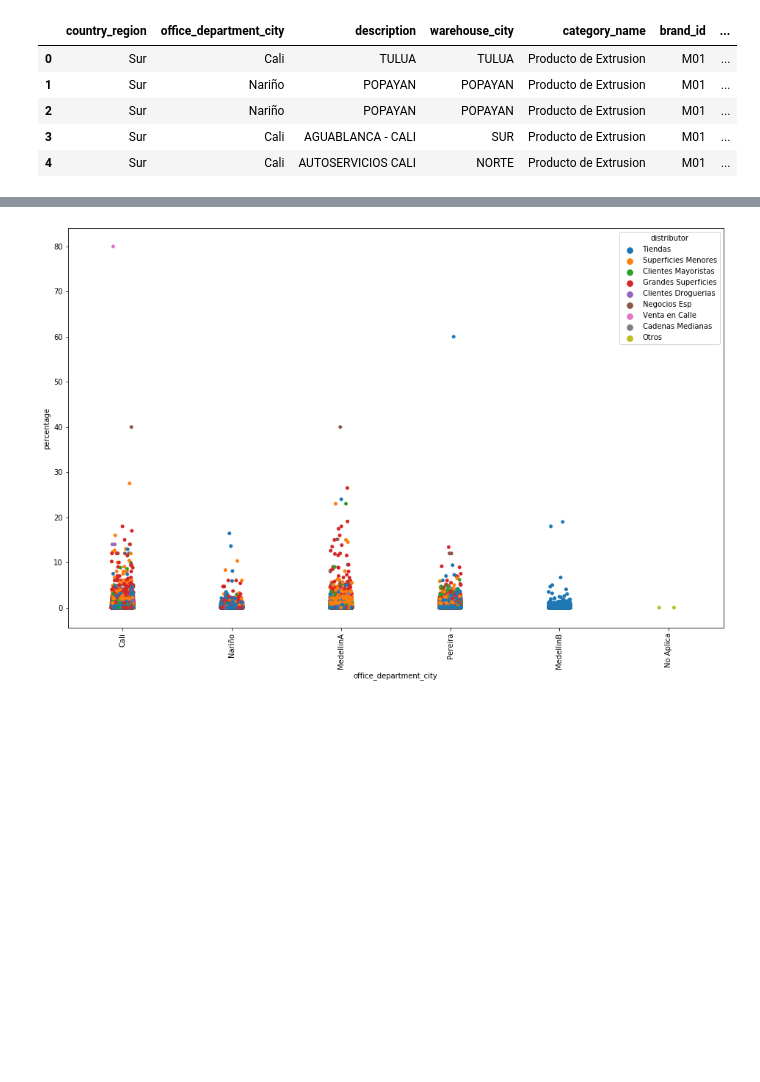
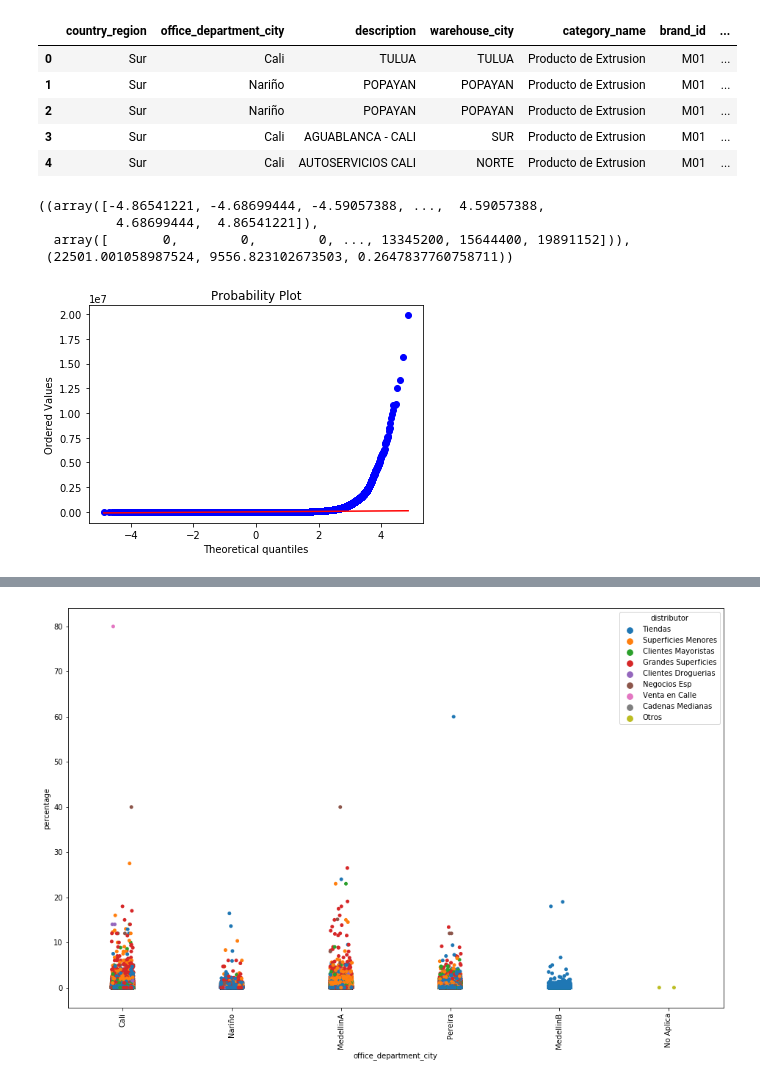
Before and after one commit to juanprq/final-project, a Jupyter notebook: offices-tab.ipynb, the cells around one changed output, grey strips where cells are left out. Cells and saved outputs as stored; diff of their text form; code cells hidden in the pictures; blank space fills up the shorter version.

```diff
--- a/offices-tab.ipynb
+++ b/offices-tab.ipynb
@@ -14,3 +14,13 @@ snacks_df.head()
 | 2 | Sur | Nariño | POPAYAN | POPAYAN | Producto de Extrusion | M01 | ... |
 | 3 | Sur | Cali | AGUABLANCA - CALI | SUR | Producto de Extrusion | M01 | ... |
 | 4 | Sur | Cali | AUTOSERVICIOS CALI | NORTE | Producto de Extrusion | M01 | ... |
+# %%
+from scipy import stats
+
+stats.probplot(snacks_df['units'], dist='norm', plot=plt)
+# %% [output]
+((array([-4.86541221, -4.68699444, -4.59057388, ...,  4.59057388,
+          4.68699444,  4.86541221]),
+  array([       0,        0,        0, ..., 13345200, 15644400, 19891152])),
+ (22501.001058987524, 9556.823102673503, 0.2647837760758711))
+[figure, added]
```
Also changed, not shown: parts of 2 cells of this notebook, 1 other file.
